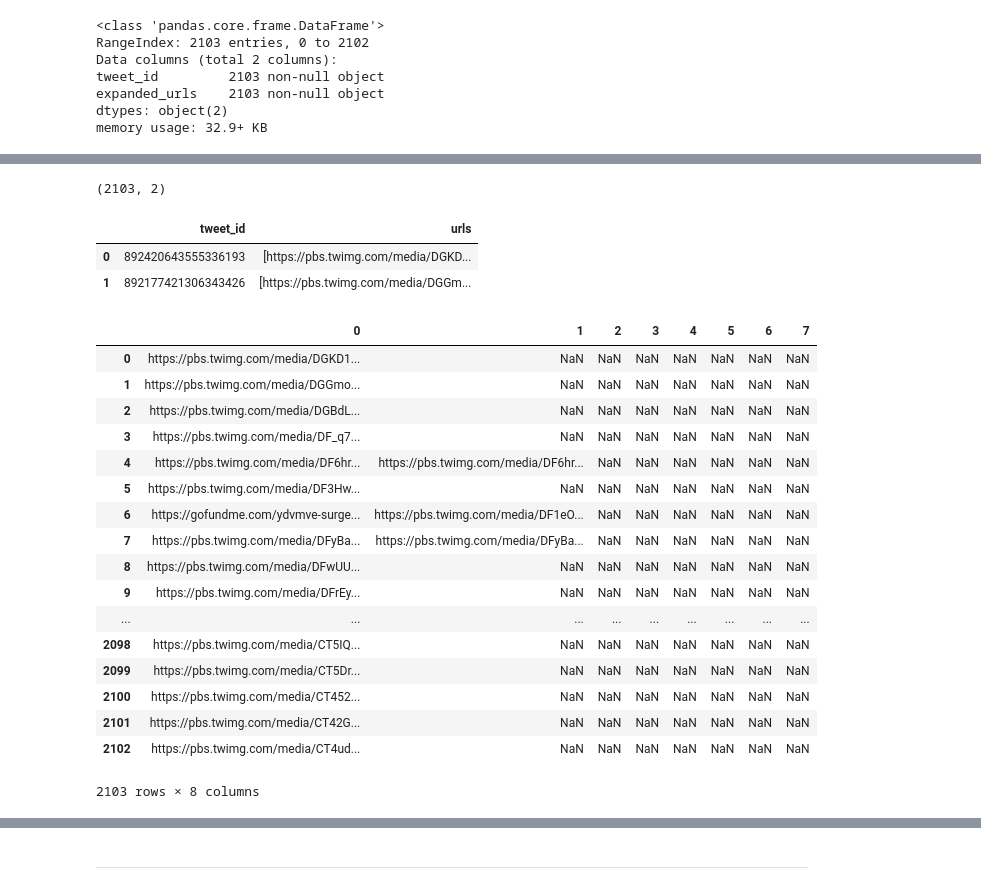
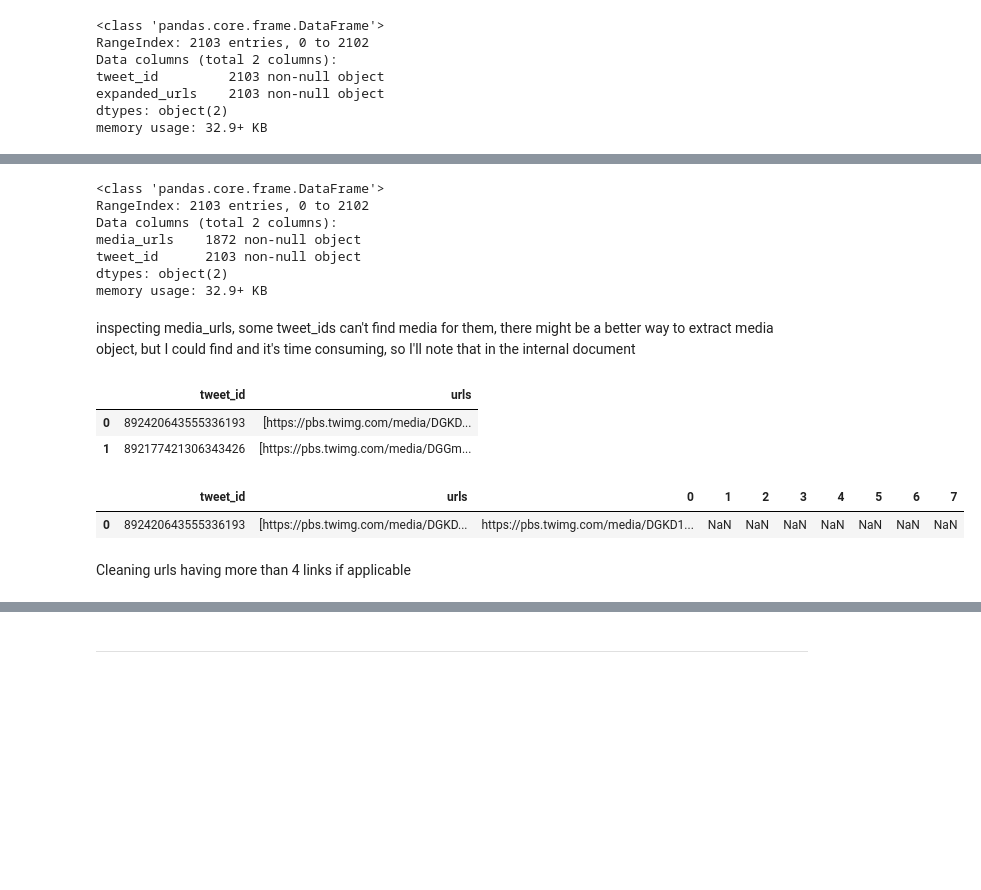
Before and after one commit to AbdelrahmanTorki/Wrangle-and-Analyze-Data, a Jupyter notebook: wrangle_act.ipynb, the cells around one changed output, grey strips where cells are left out. Drawn from its saved outputs; the diff is of its cells as text; code cells hidden in the pictures; blank space fills up the shorter version.

Commit message:
fix: expanded_urls tidied, dataframes tidied and merged

```diff
--- a/wrangle_act.ipynb
+++ b/wrangle_act.ipynb
@@ -1582,2 +1497,6 @@ For tweets containing more than 4 links, the actual number of photos or links in
-# %%
-tweets_urls.drop([5,6,7], axis = 1, inplace = True)
+# %%
+## Expanding tweet urls, and dropping the expanded_urls column
+
+tweets_urls['urls'] = tweets_urls.expanded_urls.str.split(',')
+tweets_urls.drop('expanded_urls', axis = 1, inplace = True)
+tweets_urls.info()
@@ -1584,12 +1517,15 @@ tweets_urls.drop([5,6,7], axis = 1, inplace = True)
 # %%
 def extract_photos_urls(tweet):
-
-
+    """
+    Extract media photos included in the tweet
+    from the tweet json media extended_entities
+    """
     photos = []
     if(isinstance(tweet['extended_entities'], dict)):
         for med in tweet['extended_entities']['media']:
             if med['type'] == 'photo':
                 photos.append(med['media_url_https'])
 
+
     return {'tweet_id': tweet['id'], 'media_urls' : photos if len(photos) != 0 else None}
 # %%
@@ -1623,9 +1541,22 @@ memory usage: 32.9+ KB
-# %%
-media_urls_df.shape
-# %% [output]
-(2103, 2)
+# %%
+media_urls_df.tweet_id = media_urls_df.tweet_id.astype(str)
+media_urls_df.info()
+# %% [output]
+<class 'pandas.core.frame.DataFrame'>
+RangeIndex: 2103 entries, 0 to 2102
+Data columns (total 2 columns):
+media_urls    1872 non-null object
+tweet_id      2103 non-null object
+dtypes: object(2)
+memory usage: 32.9+ KB
+# %% [markdown]
+inspecting media_urls, some tweet_ids can't find media for them, there might be a better way to extract media object, but I could find and it's time consuming, so I'll note that in the internal document
 # %%
 def unify_urls(tweet):
+    """
+    unify urls from media_urls and tweets_urls cleaning by ignoring photo/1 links
+    in tweets_urls if corresponding photos urls exist in media_urls_df
+    """
     photos_len = len(tweet.media_urls) if tweet.media_urls is not None else 0
     urls_unified = []
     index = 0
@@ -1646,23 +1577,10 @@ unified_urls.head(2)
 | 0 | 892420643555336193 | [https://pbs.twimg.com/media/DGKD... |
 | 1 | 892177421306343426 | [https://pbs.twimg.com/media/DGGm... |
 # %%
-unified_urls.urls.apply(pd.Series)
+unified_urls = unified_urls.merge(unified_urls.urls.apply(pd.Series), left_index = True, right_index = True)
+unified_urls.head(1)
 # %% [output]
-|  | 0 | 1 | 2 | 3 | 4 | 5 | 6 | 7 |
-| 0 | https://pbs.twimg.com/media/DGKD1... | NaN | NaN | NaN | NaN | NaN | NaN | NaN |
-| 1 | https://pbs.twimg.com/media/DGGmo... | NaN | NaN | NaN | NaN | NaN | NaN | NaN |
-| 2 | https://pbs.twimg.com/media/DGBdL... | NaN | NaN | NaN | NaN | NaN | NaN | NaN |
-| 3 | https://pbs.twimg.com/media/DF_q7... | NaN | NaN | NaN | NaN | NaN | NaN | NaN |
-| 4 | https://pbs.twimg.com/media/DF6hr... | https://pbs.twimg.com/media/DF6hr... | NaN | NaN | NaN | NaN | NaN | NaN |
-| 5 | https://pbs.twimg.com/media/DF3Hw... | NaN | NaN | NaN | NaN | NaN | NaN | NaN |
-| 6 | https://gofundme.com/ydvmve-surge... | https://pbs.twimg.com/media/DF1eO... | NaN | NaN | NaN | NaN | NaN | NaN |
-| 7 | https://pbs.twimg.com/media/DFyBa... | https://pbs.twimg.com/media/DFyBa... | NaN | NaN | NaN | NaN | NaN | NaN |
-| 8 | https://pbs.twimg.com/media/DFwUU... | NaN | NaN | NaN | NaN | NaN | NaN | NaN |
-| 9 | https://pbs.twimg.com/media/DFrEy... | NaN | NaN | NaN | NaN | NaN | NaN | NaN |
-| ... | ... | ... | ... | ... | ... | ... | ... | ... |
-| 2098 | https://pbs.twimg.com/media/CT5IQ... | NaN | NaN | NaN | NaN | NaN | NaN | NaN |
-| 2099 | https://pbs.twimg.com/media/CT5Dr... | NaN | NaN | NaN | NaN | NaN | NaN | NaN |
-| 2100 | https://pbs.twimg.com/media/CT452... | NaN | NaN | NaN | NaN | NaN | NaN | NaN |
-| 2101 | https://pbs.twimg.com/media/CT42G... | NaN | NaN | NaN | NaN | NaN | NaN | NaN |
-| 2102 | https://pbs.twimg.com/media/CT4ud... | NaN | NaN | NaN | NaN | NaN | NaN | NaN |
+|  | tweet_id | urls | 0 | 1 | 2 | 3 | 4 | 5 | 6 | 7 |
+| 0 | 892420643555336193 | [https://pbs.twimg.com/media/DGKD... | https://pbs.twimg.com/media/DGKD1... | NaN | NaN | NaN | NaN | NaN | NaN | NaN |
-2103 rows × 8 columns
+# %% [markdown]
+Cleaning urls having more than 4 links if applicable
```
Also changed, not shown: parts of 198 cells of this notebook.
